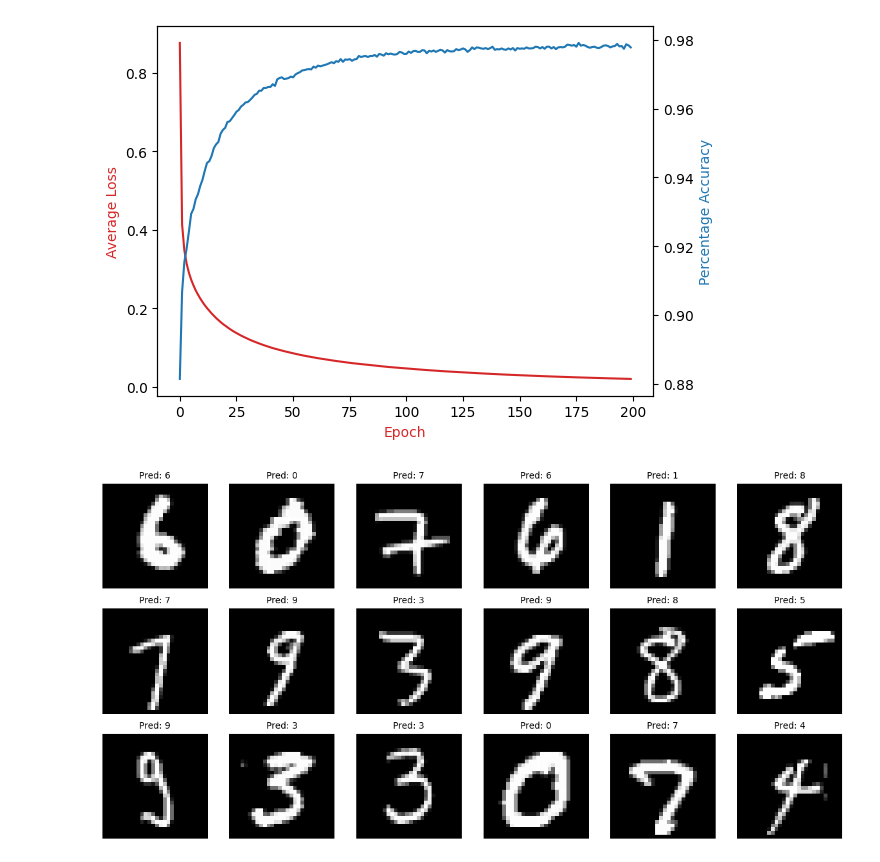
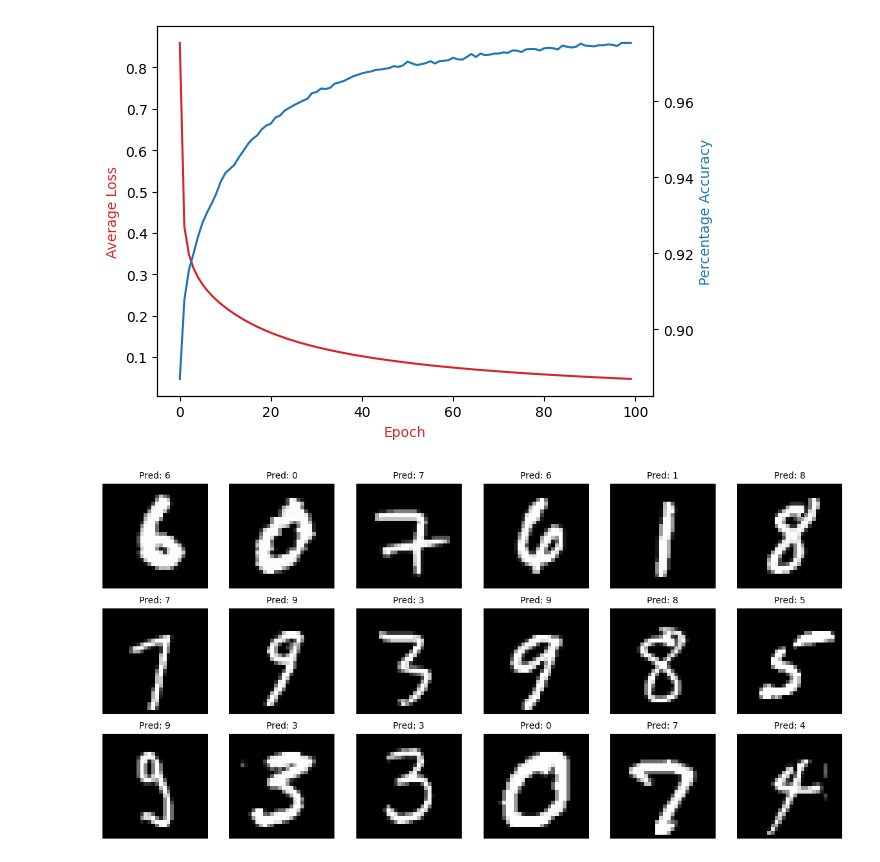
Before and after one commit to LaurenceRichards44/MNIST-Neural-Network, a Jupyter notebook: main.ipynb, the cells around one changed output. Saved outputs shown, nothing was run; the diff lists cells and outputs as text; code cells hidden in the pictures.

```diff
--- a/main.ipynb
+++ b/main.ipynb
@@ -76,6 +76,11 @@ class Network():
             X = layer.forward(X)
         return softmax(X)
 
+    def test(self, X):
+        for layer in self.layers:
+            X = layer.forward(X)
+        return X
+
     def predict(self, X):
         probs = self.forward(X)
         return np.argmax(probs, axis=1)
@@ -83,10 +88,13 @@ class Network():
     def train(self, X, Y, X_test, Y_test, learningRate, epochs, batchSize):
         losses = []
         accuracies = []
+
         n = len(X)
+
         for epoch in range(epochs):
             totalLoss = 0
             indices = np.random.permutation(n)
+
             for i in range(0, n, batchSize):
                 batchIdx = indices[i:i+batchSize]
                 x = X[batchIdx]
@@ -116,5 +124,5 @@ class Network():
 # %%
 model = Network((784, 128, 10))
 
-losses, accuracies = model.train(X_train, y_train, X_test, y_test, learningRate=0.01, epochs=200, batchSize=64)
+losses, accs = model.train(X_train, y_train, X_test, y_test, 0.01, 100, 64)
 # %% [output]
@@ -141,19 +139,18 @@ Epoch 200: Loss=0.0203  Test Accuracy=0.9778
 # %%
 fig, ax1 = plt.subplots()
 
 lossColor = "tab:red"
 ax1.plot(losses, color=lossColor)
 ax1.set_xlabel("Epoch", color=lossColor)
 ax1.set_ylabel("Average Loss", color=lossColor)
 
 accuracyColor = "tab:blue"
 ax2 = ax1.twinx()
-ax2.plot(accuracies, color=accuracyColor)
+ax2.plot(accs, color=accuracyColor)
 ax2.set_ylabel("Percentage Accuracy", color=accuracyColor)
-
 plt.show()
 # %% [output]
-[figure, old version]
+[figure, new version]
 # %%
 offset = 2
 
```
Also changed, not shown: parts of 4 cells of this notebook, 1 other file.
